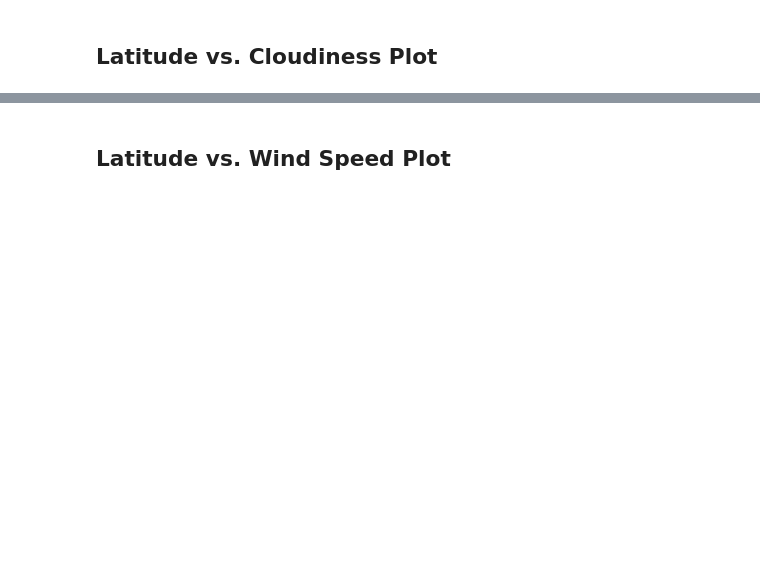
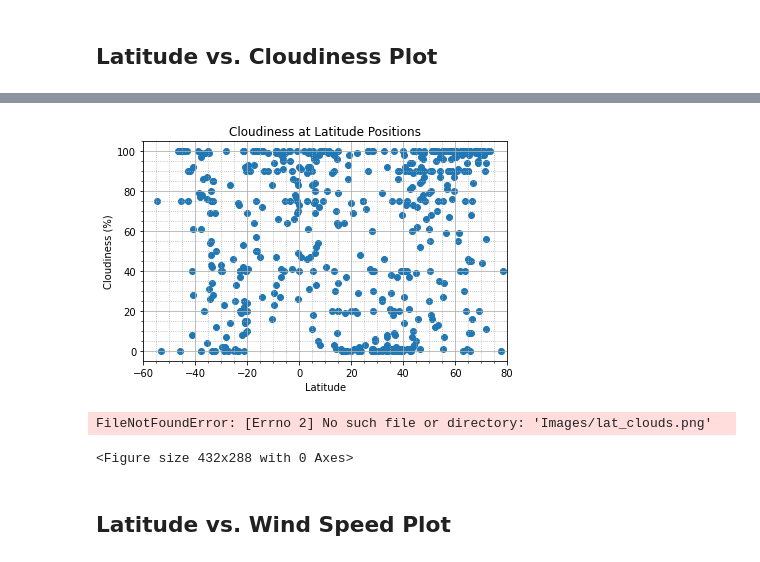
Before and after one commit to rfaylona/python-api-challenge, a Jupyter notebook: WeatherPy/WeatherPy.ipynb, the cells around one changed output, grey strips where cells are left out. Drawn from its saved outputs; the diff is of its cells as text; code cells hidden in the pictures; blank space fills up the shorter version.

```diff
--- a/WeatherPy/WeatherPy.ipynb
+++ b/WeatherPy/WeatherPy.ipynb
@@ -185,2 +252,22 @@ Int64Index([], dtype='int64')
+# %%
+x_values = cities_df["Lat"]
+y_values = cities_df["Clouds"]
+
+plt.scatter(x_values,y_values)
+plt.title('Cloudiness at Latitude Positions')
+plt.xlabel('Latitude')
+plt.ylabel('Cloudiness (%)')
+plt.ylim(-5, 105)
+plt.xlim(-60, 80)
+plt.minorticks_on()
+plt.grid(which='major', linestyle='-')
+plt.grid(which='minor', linestyle=':')
+plt.tight_layout()
+plt.show()
+plt.savefig("Images/lat_clouds.png")
+# %% [output]
+[figure, added]
+FileNotFoundError: [Errno 2] No such file or directory: 'Images/lat_clouds.png'
+<Figure size 432x288 with 0 Axes>
 # %% [markdown]
 ## Latitude vs. Wind Speed Plot
```
Also changed, not shown: parts of 36 cells of this notebook, 1 other file.
